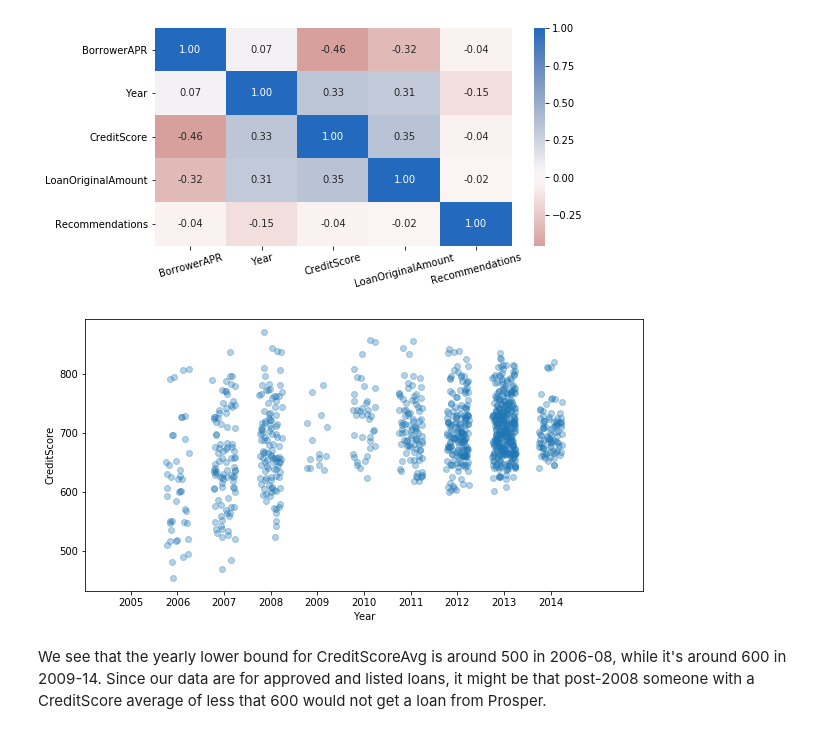
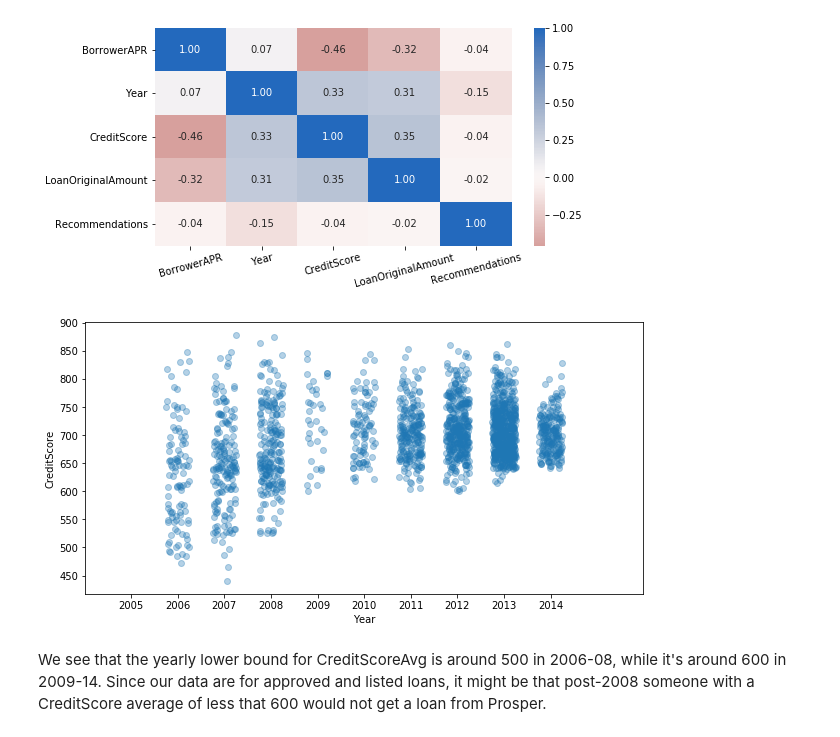
Before and after one commit to trulsmoller/communicate_data_findings, a Jupyter notebook: Exploration-of_Prosper-loan-data.ipynb, the cells around one changed output. Cells and saved outputs as stored; diff of their text form; code cells hidden in the pictures.

```diff
--- a/Exploration-of_Prosper-loan-data.ipynb
+++ b/Exploration-of_Prosper-loan-data.ipynb
@@ -980,16 +990,17 @@ plt.show()
 # %% [output]
 [figure]
 # %%
-df_sample = df.sample(1000)
+df_sample = df.sample(2000)
 
 plt.figure(figsize = [10, 5])
 
 sb.regplot(data = df_sample, x = 'Year', y = 'CreditScore', fit_reg = False,
            y_jitter = 10, x_jitter = 0.25, scatter_kws = {'alpha' : 1/3})
 
-plt.xticks(np.arange(2005, 2014 + 1, 1));
+plt.xticks(np.arange(2005, 2014 + 1, 1))
+plt.yticks(np.arange(450, 900 + 50, 50));
 # %% [output]
-[figure, old version]
+[figure, new version]
 # %% [markdown]
 We see that the yearly lower bound for CreditScoreAvg is around 500 in 2006-08, while it's around 600 in 2009-14. Since our data are for approved and listed loans, it might be that post-2008 someone with a CreditScore average of less that 600 would not get a loan from Prosper.
 # %%
```
Also changed, not shown: parts of 4 cells of this notebook.
